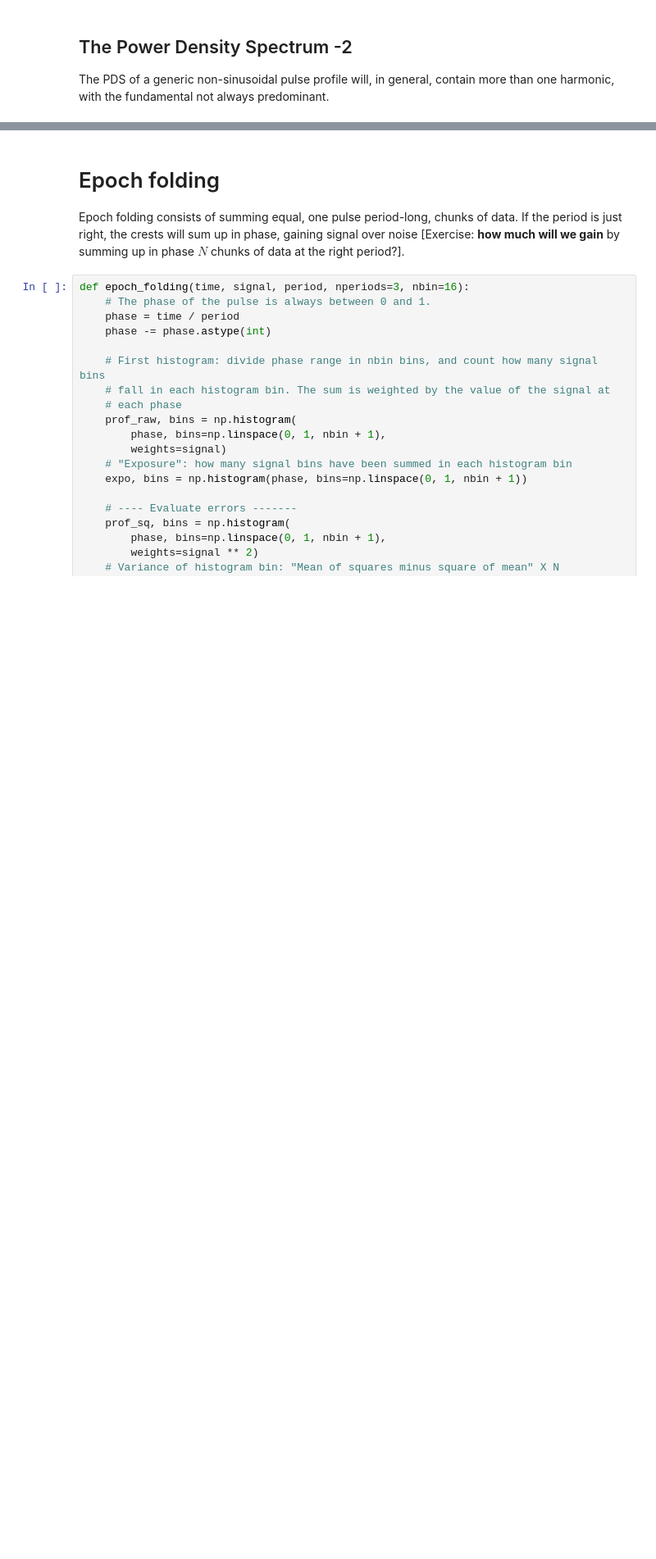
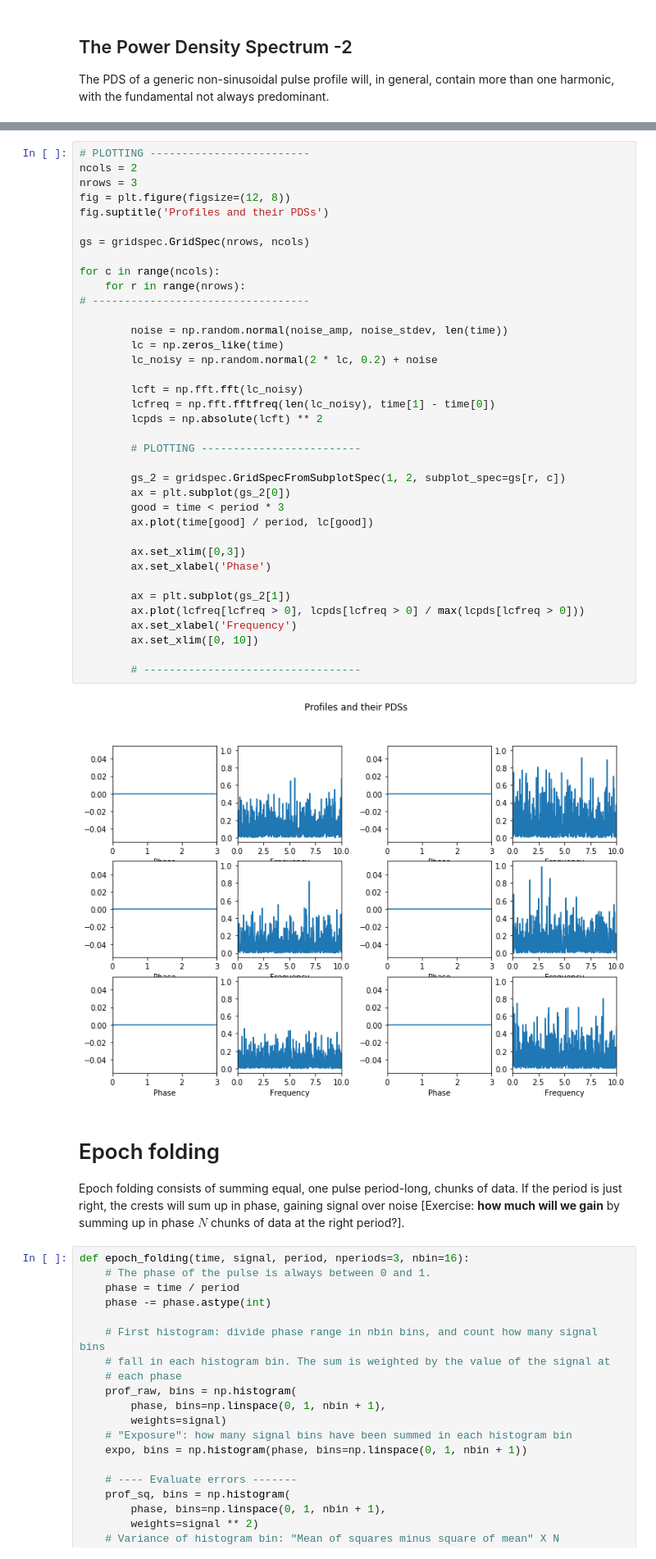
Before and after one commit to carmensg/IAA_School2019, a Jupyter notebook: lectures/Day4-FourierMethods/1_Introduction_to_pulsar_timing.ipynb, the cells around one changed output, grey strips where cells are left out. Shown: that part at 82% size. Cells and saved outputs as stored; diff of their text form; blank space fills up the shorter version.

```diff
--- a/lectures/Day4-FourierMethods/1_Introduction_to_pulsar_timing.ipynb
+++ b/lectures/Day4-FourierMethods/1_Introduction_to_pulsar_timing.ipynb
@@ -241,3 +246,42 @@ for c in range(ncols):
+# %%
+# PLOTTING -------------------------
+ncols = 2
+nrows = 3
+fig = plt.figure(figsize=(12, 8))
+fig.suptitle('Profiles and their PDSs')
+
+gs = gridspec.GridSpec(nrows, ncols)
+
+for c in range(ncols):
+    for r in range(nrows):
+# ----------------------------------
+
+        noise = np.random.normal(noise_amp, noise_stdev, len(time))
+        lc = np.zeros_like(time)
+        lc_noisy = np.random.normal(2 * lc, 0.2) + noise
+
+        lcft = np.fft.fft(lc_noisy)
+        lcfreq = np.fft.fftfreq(len(lc_noisy), time[1] - time[0])
+        lcpds = np.absolute(lcft) ** 2
+
+        # PLOTTING -------------------------
+
+        gs_2 = gridspec.GridSpecFromSubplotSpec(1, 2, subplot_spec=gs[r, c])
+        ax = plt.subplot(gs_2[0])
+        good = time < period * 3
+        ax.plot(time[good] / period, lc[good])
+
+        ax.set_xlim([0,3])
+        ax.set_xlabel('Phase')
+
+        ax = plt.subplot(gs_2[1])
+        ax.plot(lcfreq[lcfreq > 0], lcpds[lcfreq > 0] / max(lcpds[lcfreq > 0]))
+        ax.set_xlabel('Frequency')
+        ax.set_xlim([0, 10])
+
+        # ----------------------------------
+# %% [output]
+[figure, added]
 # %% [markdown]
 # Epoch folding
 
```
Also changed, not shown: parts of 7 cells of this notebook, 4 other files.
